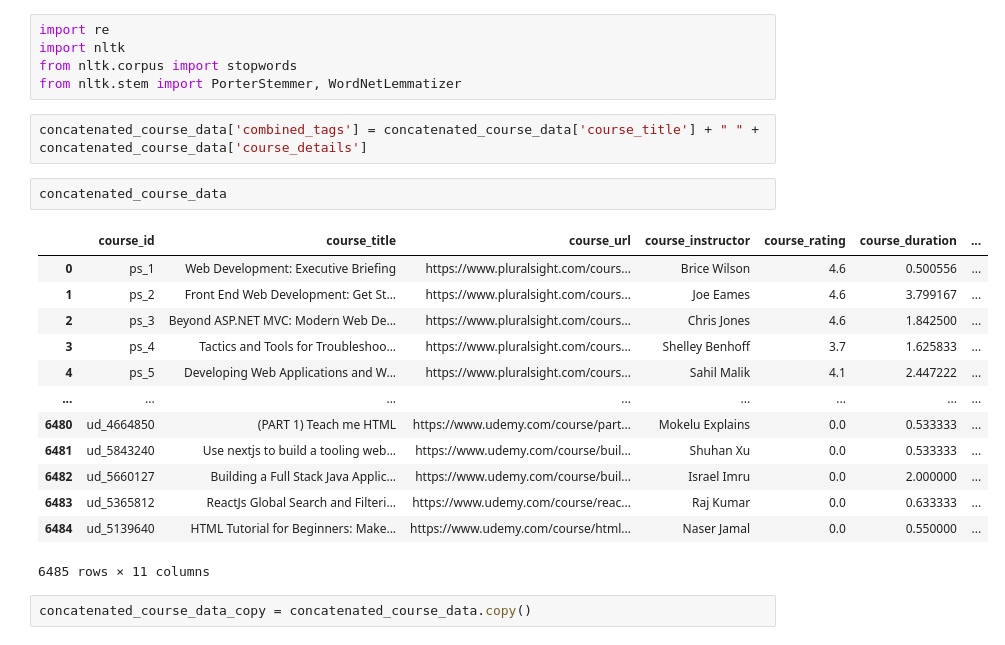
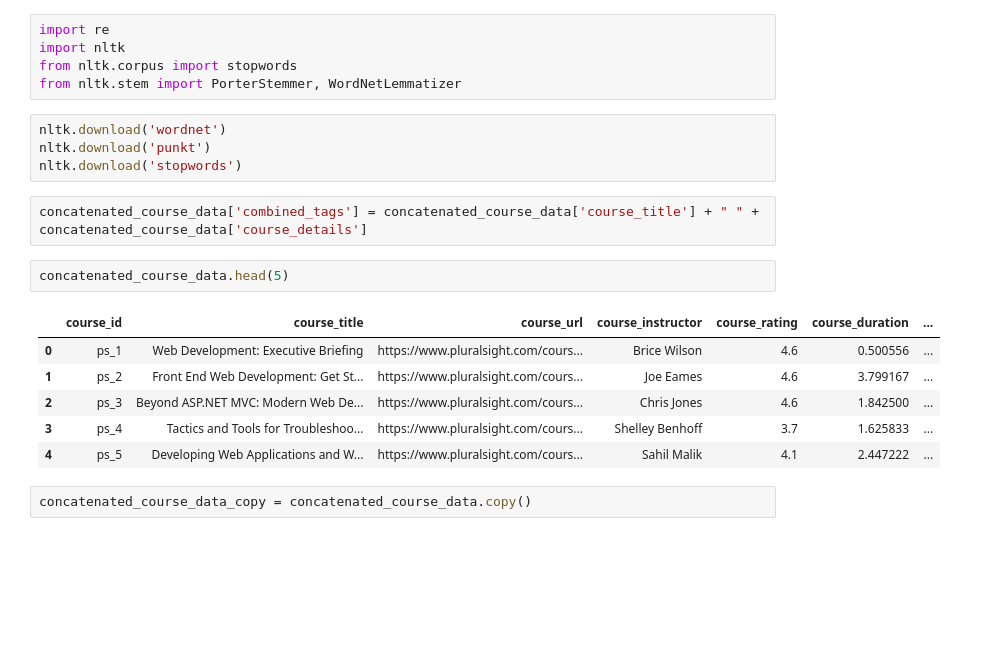
Before and after one commit to shan7030/STA_Project, a Jupyter notebook: Course Recommendation.ipynb, the cells around one changed output. Saved outputs shown, nothing was run; the diff lists cells and outputs as text; blank space fills up the shorter version.

```diff
--- a/Course Recommendation.ipynb
+++ b/Course Recommendation.ipynb
@@ -90,24 +66,21 @@ import re
 import nltk
 from nltk.corpus import stopwords
 from nltk.stem import PorterStemmer, WordNetLemmatizer
+# %%
+nltk.download('wordnet')
+nltk.download('punkt')
+nltk.download('stopwords')
 # %%
 concatenated_course_data['combined_tags'] = concatenated_course_data['course_title'] + " " + concatenated_course_data['course_details']
 # %%
-concatenated_course_data
+concatenated_course_data.head(5)
 # %% [output]
 |  | course_id | course_title | course_url | course_instructor | course_rating | course_duration | ... |
 | 0 | ps_1 | Web Development: Executive Briefing | https://www.pluralsight.com/cours... | Brice Wilson | 4.6 | 0.500556 | ... |
 | 1 | ps_2 | Front End Web Development: Get St... | https://www.pluralsight.com/cours... | Joe Eames | 4.6 | 3.799167 | ... |
 | 2 | ps_3 | Beyond ASP.NET MVC: Modern Web De... | https://www.pluralsight.com/cours... | Chris Jones | 4.6 | 1.842500 | ... |
 | 3 | ps_4 | Tactics and Tools for Troubleshoo... | https://www.pluralsight.com/cours... | Shelley Benhoff | 3.7 | 1.625833 | ... |
 | 4 | ps_5 | Developing Web Applications and W... | https://www.pluralsight.com/cours... | Sahil Malik | 4.1 | 2.447222 | ... |
-| ... | ... | ... | ... | ... | ... | ... | ... |
-| 6480 | ud_4664850 | (PART 1) Teach me HTML | https://www.udemy.com/course/part... | Mokelu Explains | 0.0 | 0.533333 | ... |
-| 6481 | ud_5843240 | Use nextjs to build a tooling web... | https://www.udemy.com/course/buil... | Shuhan Xu | 0.0 | 0.533333 | ... |
-| 6482 | ud_5660127 | Building a Full Stack Java Applic... | https://www.udemy.com/course/buil... | Israel Imru | 0.0 | 2.000000 | ... |
-| 6483 | ud_5365812 | ReactJs Global Search and Filteri... | https://www.udemy.com/course/reac... | Raj Kumar | 0.0 | 0.633333 | ... |
-| 6484 | ud_5139640 | HTML Tutorial for Beginners: Make... | https://www.udemy.com/course/html... | Naser Jamal | 0.0 | 0.550000 | ... |
-6485 rows × 11 columns
 # %%
 concatenated_course_data_copy = concatenated_course_data.copy()
 # %%
```
Also changed, not shown: parts of 32 cells of this notebook, 2 other files.
